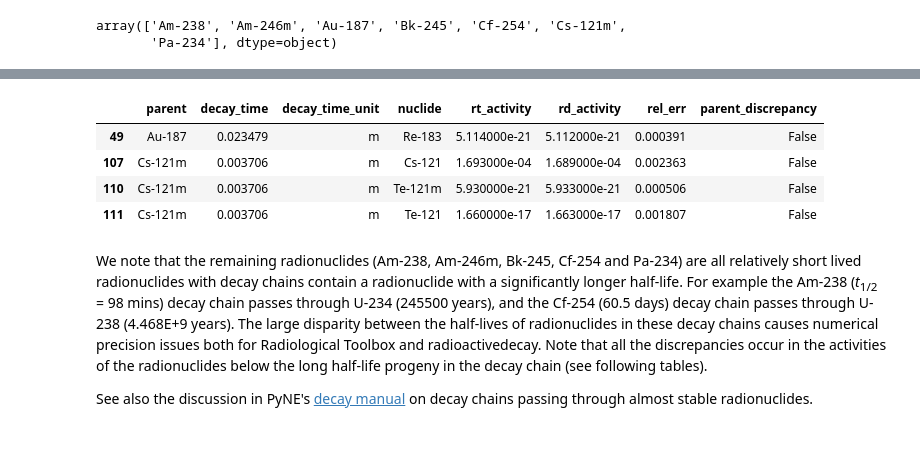
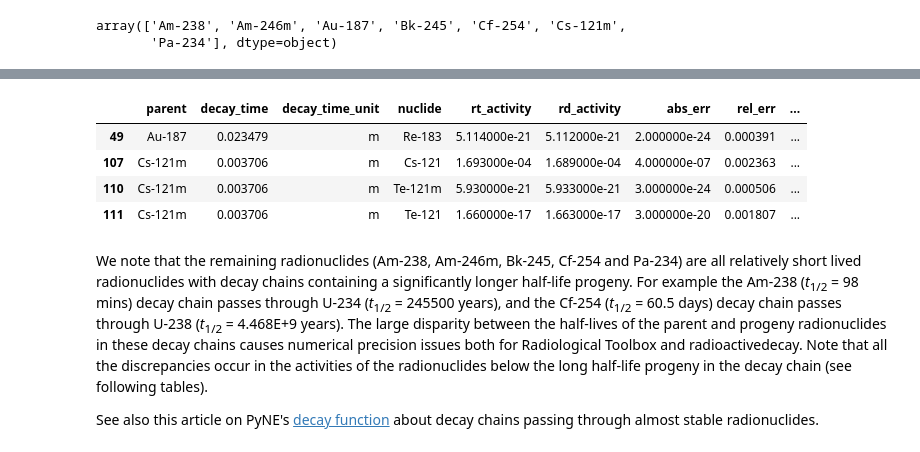
Before and after one commit to radioactivedecay/radioactivedecay, a Jupyter notebook: notebooks/comparisons/radiological_toolbox/radiological_toolbox_compare.ipynb, the cells around one changed output, grey strips where cells are left out. Cells and saved outputs as stored; diff of their text form; code cells hidden in the pictures.

```diff
--- a/notebooks/comparisons/radiological_toolbox/radiological_toolbox_compare.ipynb
+++ b/notebooks/comparisons/radiological_toolbox/radiological_toolbox_compare.ipynb
@@ -18,8 +21,8 @@ Define a function to read in a CSV file from Radiological Toolbox containing dec
 # %%
-def read_inventory(nuclide):
-    """Read in the decay time, its unit and the decayed inventory for radionuclide."""
+def read_inventory(radionuclide):
+    """Read in the decay time, its unit and the decayed inventory of radionuclide."""
 
-    with open(nuclide + ".csv") as fin:
+    with open(radionuclide + ".csv") as fin:
         lines = fin.readlines()
         decay_time = float(lines[0].split()[5])
         decay_time_unit = lines[0].split()[6][0]
@@ -60,11 +65,14 @@ for nuclide in nuclides:
         rd_act = round_4sf(np.float32(rd_inv[nuc]))
         if rt_act == 0.0:
             if rd_act == 0.0:
+                abs_err = 0.0
                 rel_err = 0.0
             else:
+                abs_err = abs(rd_act)
                 rel_err = np.inf
         else:
-            rel_err = abs((rt_act-rd_act)/(rt_act))
+            abs_err = abs(rt_act-rd_act)
+            rel_err = abs_err/abs(rt_act)
 
         rows.append({
             'parent': nuclide,
@@ -73,6 +81,7 @@ for nuclide in nuclides:
             'nuclide': nuc,
             'rt_activity': rt_act,
             'rd_activity': rd_act,
+            'abs_err': abs_err,
             'rel_err': rel_err,
         })
 
@@ -114,9 +124,9 @@ For the other radionuclides (Fr-219, Nb-99, O-14, Ra-220, Sc-42m and Xe-127m), R
 
 Now we focus on the discrepancies that occur below the parent radionuclide in the decay chains. The chains affected are:
 # %%
-parent_discrepancy = df[(df.parent == df.nuclide) & (df.rel_err > 0.0)].parent
-df['parent_discrepancy'] = df['parent'].isin(parent_discrepancy)
-df[(df.parent_discrepancy == False) & (df.rel_err > 0.0)].parent.unique()
+parent_discrepancies = df[(df.parent == df.nuclide) & (df.abs_err > 0.0)].parent
+df['parent_discrepancy'] = df['parent'].isin(parent_discrepancies)
+df[(df.parent_discrepancy == False) & (df.abs_err > 0.0)].parent.unique()
 # %% [output]
 array(['Am-238', 'Am-246m', 'Au-187', 'Bk-245', 'Cf-254', 'Cs-121m',
        'Pa-234'], dtype=object)
@@ -125,13 +135,14 @@ Dealing with these radionuclides individually, we find that the errors for Au-18
 # %%
-df[(df.parent.isin(['Au-187', 'Cs-121m'])) & (df.rel_err > 0.0)]
+last_digit_df = df[(df.parent.isin(['Au-187', 'Cs-121m'])) & (df.rel_err > 0.0)].copy()
+last_digit_df
 # %% [output]
-|  | parent | decay_time | decay_time_unit | nuclide | rt_activity | rd_activity | rel_err | parent_discrepancy |
-| 49 | Au-187 | 0.023479 | m | Re-183 | 5.114000e-21 | 5.112000e-21 | 0.000391 | False |
-| 107 | Cs-121m | 0.003706 | m | Cs-121 | 1.693000e-04 | 1.689000e-04 | 0.002363 | False |
-| 110 | Cs-121m | 0.003706 | m | Te-121m | 5.930000e-21 | 5.933000e-21 | 0.000506 | False |
-| 111 | Cs-121m | 0.003706 | m | Te-121 | 1.660000e-17 | 1.663000e-17 | 0.001807 | False |
+|  | parent | decay_time | decay_time_unit | nuclide | rt_activity | rd_activity | abs_err | rel_err | ... |
+| 49 | Au-187 | 0.023479 | m | Re-183 | 5.114000e-21 | 5.112000e-21 | 2.000000e-24 | 0.000391 | ... |
+| 107 | Cs-121m | 0.003706 | m | Cs-121 | 1.693000e-04 | 1.689000e-04 | 4.000000e-07 | 0.002363 | ... |
+| 110 | Cs-121m | 0.003706 | m | Te-121m | 5.930000e-21 | 5.933000e-21 | 3.000000e-24 | 0.000506 | ... |
+| 111 | Cs-121m | 0.003706 | m | Te-121 | 1.660000e-17 | 1.663000e-17 | 3.000000e-20 | 0.001807 | ... |
 # %% [markdown]
-We note that the remaining radionuclides (Am-238, Am-246m, Bk-245, Cf-254 and Pa-234) are all relatively short lived radionuclides with decay chains contain a radionuclide with a significantly longer half-life. For example the Am-238 (*t*<sub>1/2</sub> = 98 mins) decay chain passes through U-234 (245500 years), and the Cf-254 (60.5 days) decay chain passes through U-238 (4.468E+9 years). The large disparity between the half-lives of radionuclides in these decay chains causes numerical precision issues both for Radiological Toolbox and radioactivedecay. Note that all the discrepancies occur in the activities of the radionuclides below the long half-life progeny in the decay chain (see following tables).
+We note that the remaining radionuclides (Am-238, Am-246m, Bk-245, Cf-254 and Pa-234) are all relatively short lived radionuclides with decay chains containing a significantly longer half-life progeny. For example the Am-238 (*t*<sub>1/2</sub> = 98 mins) decay chain passes through U-234 (*t*<sub>1/2</sub> = 245500 years), and the Cf-254 (*t*<sub>1/2</sub> = 60.5 days) decay chain passes through U-238 (*t*<sub>1/2</sub> = 4.468E+9 years). The large disparity between the half-lives of the parent and progeny radionuclides in these decay chains causes numerical precision issues both for Radiological Toolbox and radioactivedecay. Note that all the discrepancies occur in the activities of the radionuclides below the long half-life progeny in the decay chain (see following tables).
 
-See also the discussion in PyNE's [decay manual](https://pyne.io/theorymanual/decay.html) on decay chains passing through almost stable radionuclides.
+See also this article on PyNE's [decay function](https://pyne.io/theorymanual/decay.html) about decay chains passing through almost stable radionuclides.
 # %%
```
Also changed, not shown: parts of 14 cells of this notebook, 3 other files.
